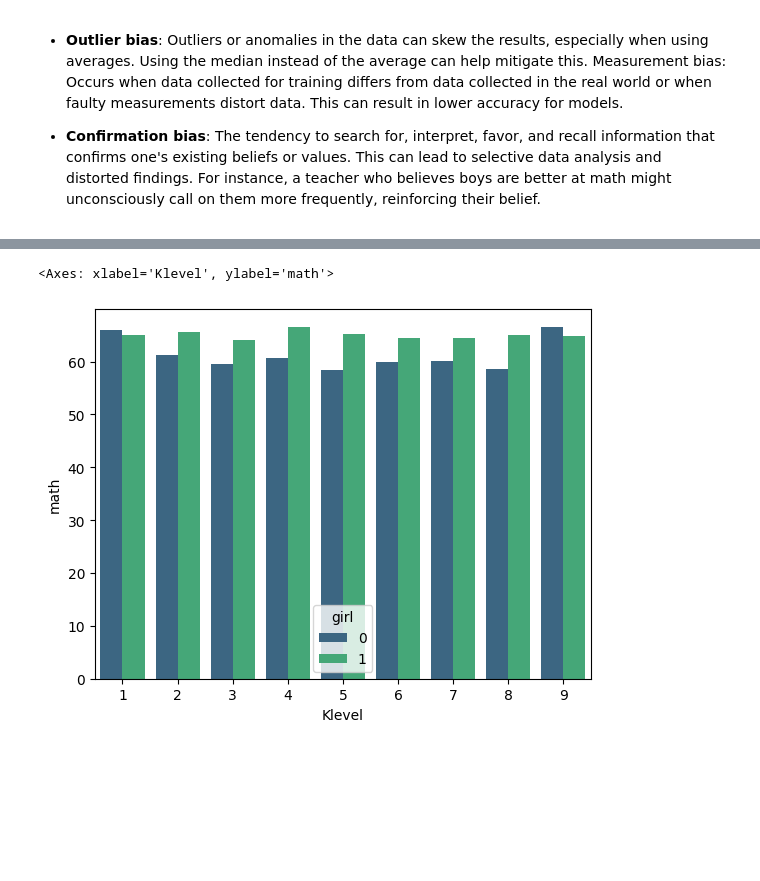
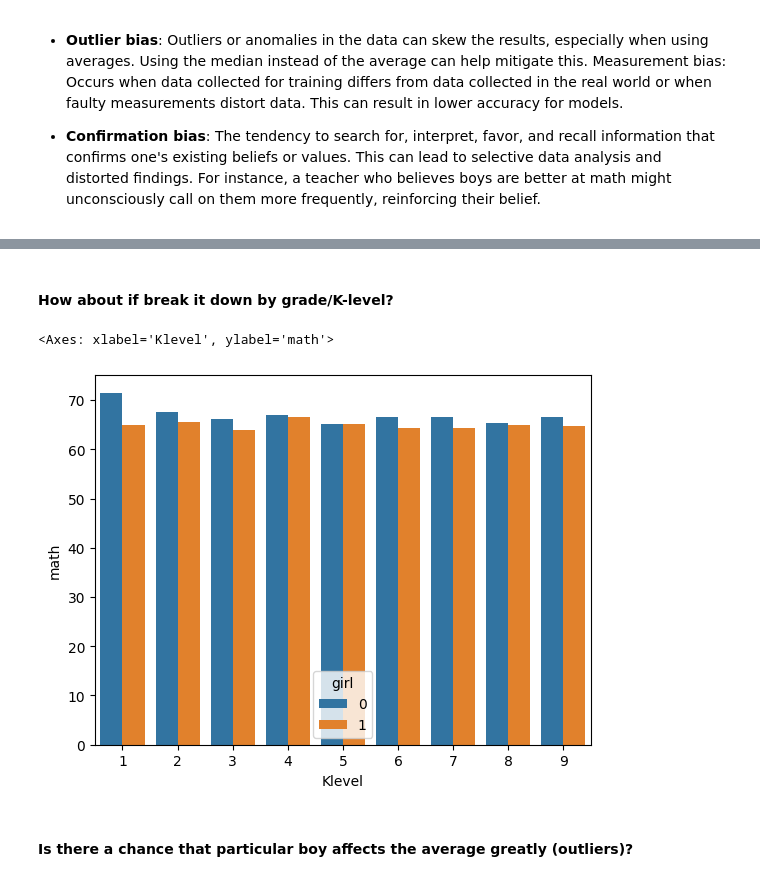
Before and after one commit to lcbjrrr/algojust, a Jupyter notebook: NB01_confirmation_outlier.ipynb, the cells around one changed output, grey strips where cells are left out. Saved outputs shown, nothing was run; the diff lists cells and outputs as text; code cells hidden in the pictures; blank space fills up the shorter version.

```diff
--- a/NB01_confirmation_outlier.ipynb
+++ b/NB01_confirmation_outlier.ipynb
@@ -8,9 +10,8 @@ Measurement bias: Occurs when data collected for training differs from data coll
 # %%
 import pandas as pd
-import matplotlib.pyplot as plt
 import seaborn as sns
-df=pd.read_csv('https://raw.githubusercontent.com/lcbjrrr/algojust/refs/heads/main/Classes%20-%20outs.csv')
-df
+df=pd.read_csv('https://raw.githubusercontent.com/lcbjrrr/algojust/refs/heads/main/Classes%20-%20alls.csv')
+df.head()
 # %% [output]
 |  | Klevel | girl | math | lang | read | write |
 | 0 | 1 | 0 | 63 | 47 | 54 | 52 |
@@ -28,11 +33,13 @@ df
+# %% [markdown]
+#### How about if break it down by grade/K-level?
 # %%
-
 math_performance = df.groupby(['Klevel', 'girl'])['math'].mean().reset_index()
-
-sns.barplot(data=math_performance, x='Klevel', y='math', hue='girl', palette='viridis')
+sns.barplot(data=math_performance, x='Klevel', y='math', hue='girl')
 # %% [output]
 <Axes: xlabel='Klevel', ylabel='math'>
-[figure, old version]
+[figure, new version]
+# %% [markdown]
+#### Is there a chance that particular boy affects the average greatly (outliers)?
 # %%
 sns.boxplot(data=df , x='Klevel',y='math', hue='girl')
 # %% [output]
```
Also changed, not shown: parts of 9 cells of this notebook.
